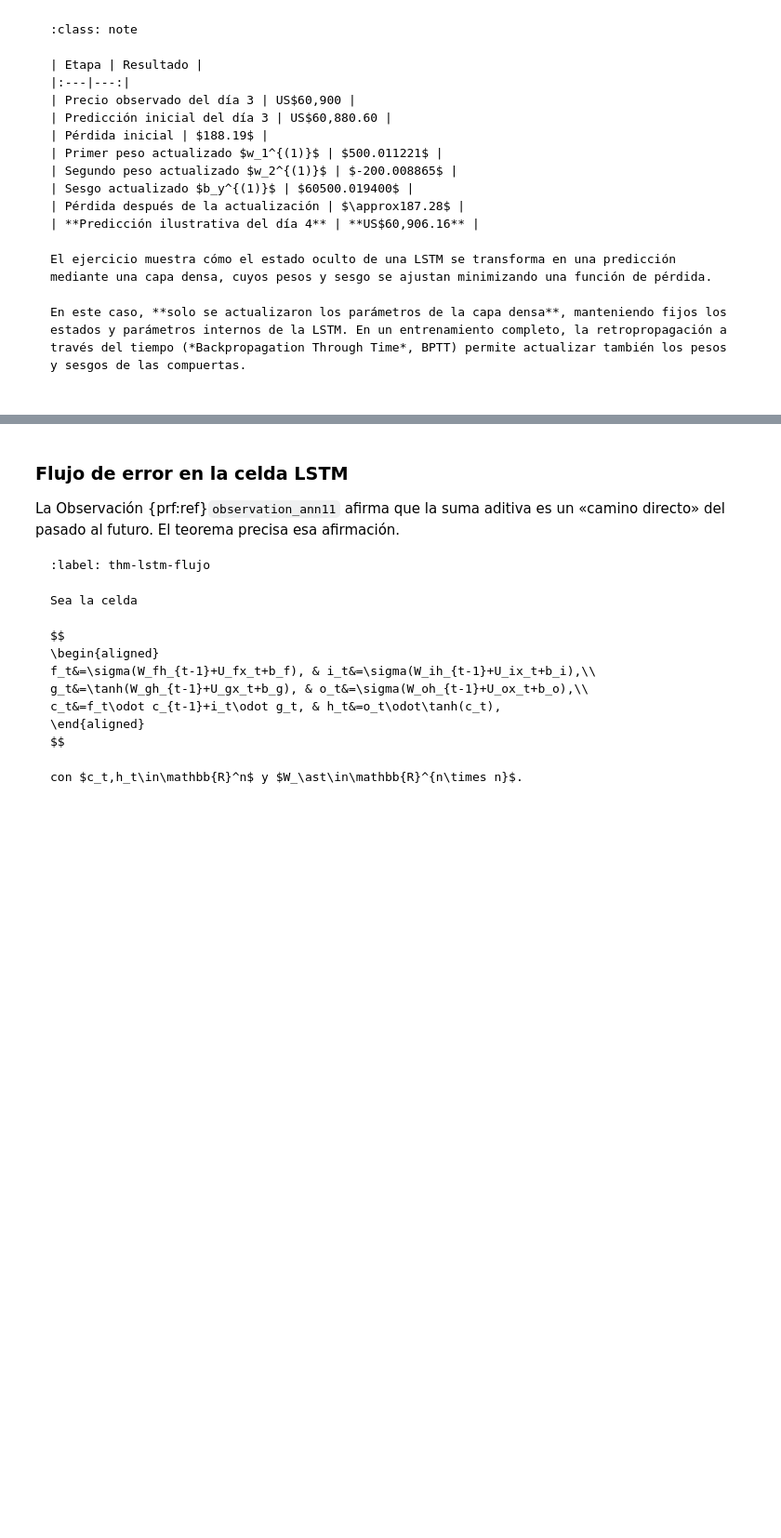
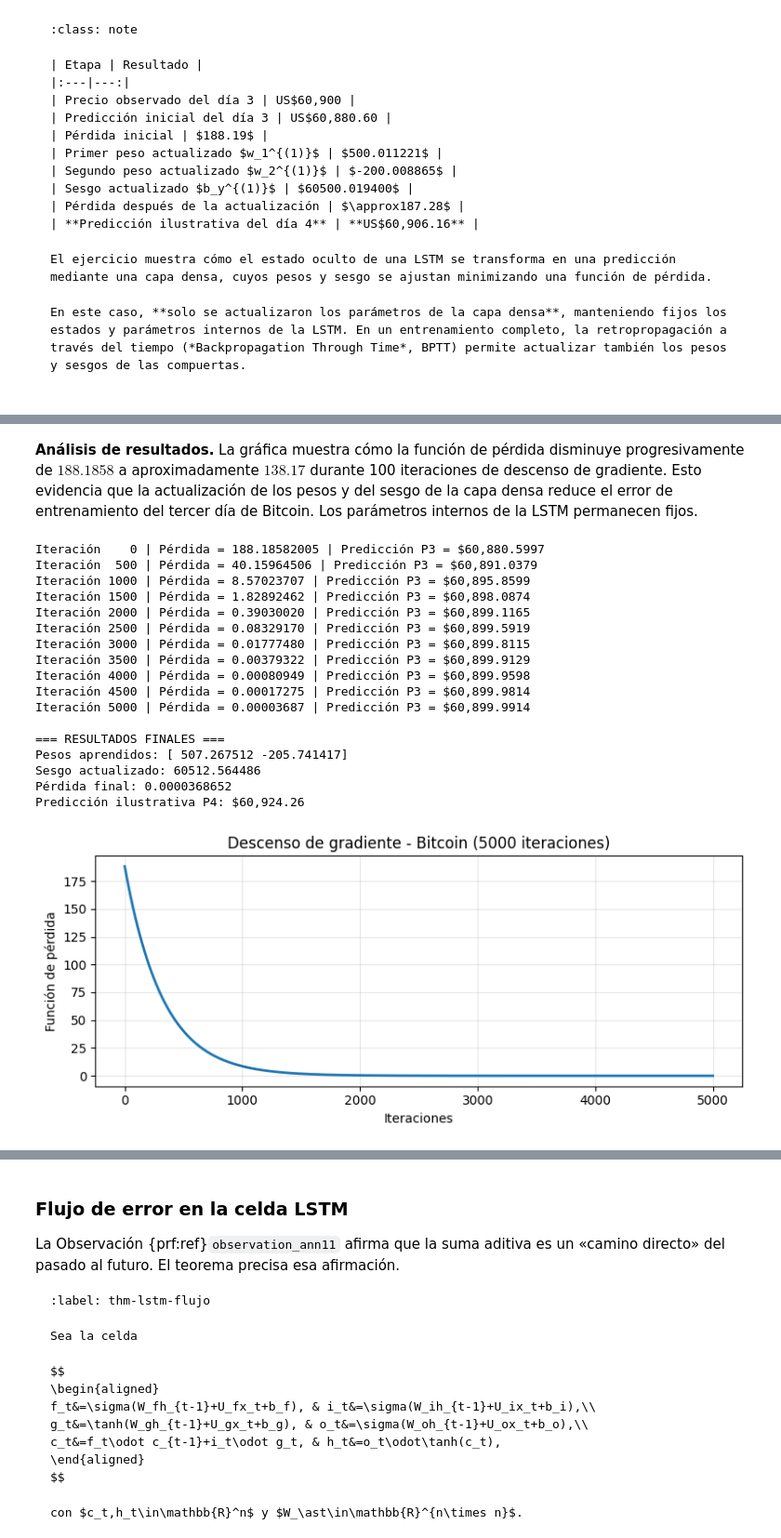
Before and after one commit to Kalbam/Deep_Learning, a Jupyter notebook: RNN_LSTM_Model_revisado.ipynb, the cells around one changed output, grey strips where cells are left out. Shown at 93% size. Drawn from its saved outputs; the diff is of its cells as text; code cells hidden in the pictures; blank space fills up the shorter version.

Commit message:
Actualizar notas LSTM

```diff
--- a/RNN_LSTM_Model_revisado.ipynb
+++ b/RNN_LSTM_Model_revisado.ipynb
@@ -2682,0 +2735,71 @@ En procesamiento de lenguaje, la entrada es una secuencia de palabras codificada
+# %% [markdown]
+
+**Análisis de resultados.** La gráfica muestra cómo la función de pérdida disminuye progresivamente de $188.1858$ a aproximadamente $138.17$ durante 100 iteraciones de descenso de gradiente. Esto evidencia que la actualización de los pesos y del sesgo de la capa densa reduce el error de entrenamiento del tercer día de Bitcoin. Los parámetros internos de la LSTM permanecen fijos.
+# %%
+
+P3 = 60900.0
+h2 = np.array([0.578417, -0.456956])
+h3 = np.array([0.860614, 0.120874])
+
+W = np.array([500.0, -200.0])
+b = 60500.0
+eta = 0.001
+iteraciones = 5000
+
+# 2. Entrenamiento de la capa densa
+historial = []
+
+for k in range(iteraciones + 1):
+    pred = W @ h2 + b               # Predicción de P3
+    error = pred - P3               # Error
+    L = 0.5 * error**2              # Pérdida
+    historial.append(L)
+
+    if k % 500 == 0:
+        print(f"Iteración {k:4d} | "
+              f"Pérdida = {L:.8f} | "
+              f"Predicción P3 = ${pred:,.4f}")
+
+    if k < iteraciones:
+        grad_W = error * h2          # Derivadas parciales
+        grad_b = error
+        W -= eta * grad_W            # Actualizar pesos
+        b -= eta * grad_b            # Actualizar sesgo
+
+# 3. Resultados finales
+P4 = W @ h3 + b
+
+print("\n=== RESULTADOS FINALES ===")
+print("Pesos aprendidos:", W.round(6))
+print(f"Sesgo actualizado: {b:.6f}")
+print(f"Pérdida final: {historial[-1]:.10f}")
+print(f"Predicción ilustrativa P4: ${P4:,.2f}")
+
+# 4. Evolución de la pérdida
+plt.figure(figsize=(8, 3.5))
+plt.plot(historial, linewidth=2)
+plt.xlabel("Iteraciones")
+plt.ylabel("Función de pérdida")
+plt.title("Descenso de gradiente - Bitcoin (5000 iteraciones)")
+plt.grid(alpha=0.3)
+plt.tight_layout()
+plt.show()
+# %% [output]
+Iteración    0 | Pérdida = 188.18582005 | Predicción P3 = $60,880.5997
+Iteración  500 | Pérdida = 40.15964506 | Predicción P3 = $60,891.0379
+Iteración 1000 | Pérdida = 8.57023707 | Predicción P3 = $60,895.8599
+Iteración 1500 | Pérdida = 1.82892462 | Predicción P3 = $60,898.0874
+Iteración 2000 | Pérdida = 0.39030020 | Predicción P3 = $60,899.1165
+Iteración 2500 | Pérdida = 0.08329170 | Predicción P3 = $60,899.5919
+Iteración 3000 | Pérdida = 0.01777480 | Predicción P3 = $60,899.8115
+Iteración 3500 | Pérdida = 0.00379322 | Predicción P3 = $60,899.9129
+Iteración 4000 | Pérdida = 0.00080949 | Predicción P3 = $60,899.9598
+Iteración 4500 | Pérdida = 0.00017275 | Predicción P3 = $60,899.9814
+Iteración 5000 | Pérdida = 0.00003687 | Predicción P3 = $60,899.9914
+
+=== RESULTADOS FINALES ===
+Pesos aprendidos: [ 507.267512 -205.741417]
+Sesgo actualizado: 60512.564486
+Pérdida final: 0.0000368652
+Predicción ilustrativa P4: $60,924.26
+[figure, added]
```
Also changed, not shown: parts of 8 cells of this notebook.
